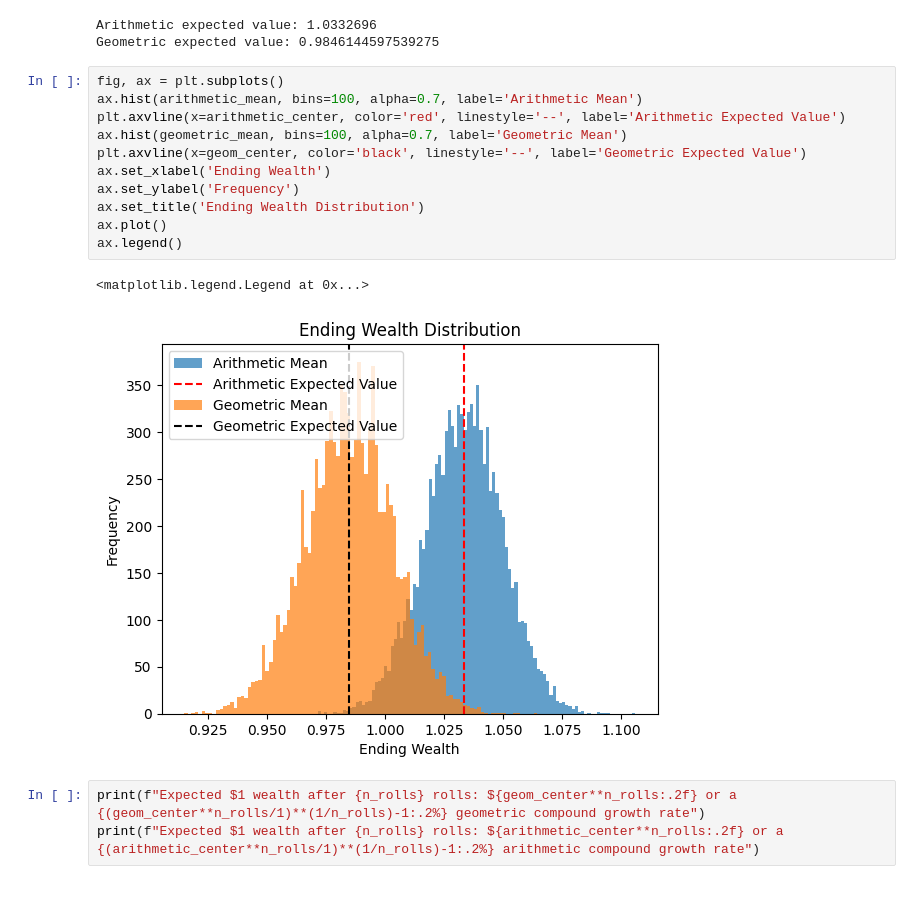
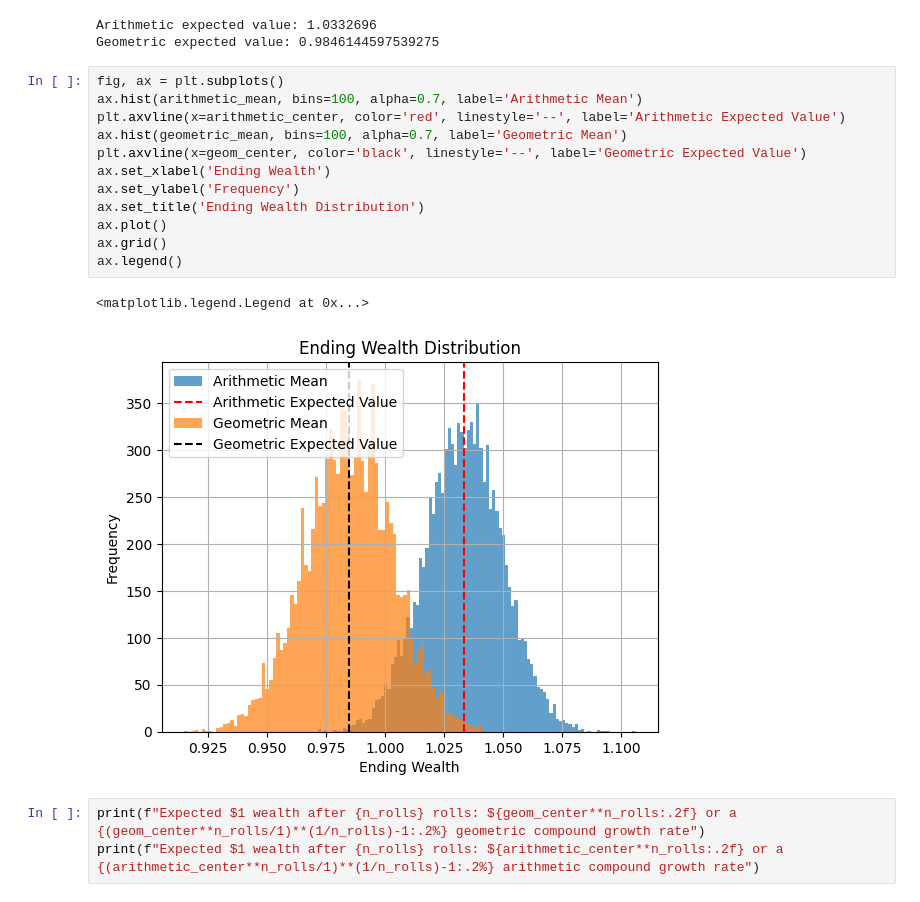
Before and after one commit to jovsa/safe-haven-reproduction, a Jupyter notebook: eternal_return.ipynb, the cells around one changed output. Drawn from its saved outputs; the diff is of its cells as text.

```diff
--- a/eternal_return.ipynb
+++ b/eternal_return.ipynb
@@ -25,17 +25,18 @@ Geometric expected value: 0.9846144597539275
 # %%
 fig, ax = plt.subplots()
 ax.hist(arithmetic_mean, bins=100, alpha=0.7, label='Arithmetic Mean')
 plt.axvline(x=arithmetic_center, color='red', linestyle='--', label='Arithmetic Expected Value')
 ax.hist(geometric_mean, bins=100, alpha=0.7, label='Geometric Mean')
 plt.axvline(x=geom_center, color='black', linestyle='--', label='Geometric Expected Value')
 ax.set_xlabel('Ending Wealth')
 ax.set_ylabel('Frequency')
 ax.set_title('Ending Wealth Distribution')
 ax.plot()
+ax.grid()
 ax.legend()
 # %% [output]
 <matplotlib.legend.Legend at 0x...>
-[figure, old version]
+[figure, new version]
 # %%
 print(f"Expected $1 wealth after {n_rolls} rolls: ${geom_center**n_rolls:.2f} or a {(geom_center**n_rolls/1)**(1/n_rolls)-1:.2%} geometric compound growth rate")
 print(f"Expected $1 wealth after {n_rolls} rolls: ${arithmetic_center**n_rolls:.2f} or a {(arithmetic_center**n_rolls/1)**(1/n_rolls)-1:.2%} arithmetic compound growth rate")
```
Also changed, not shown: parts of 5 cells of this notebook.
